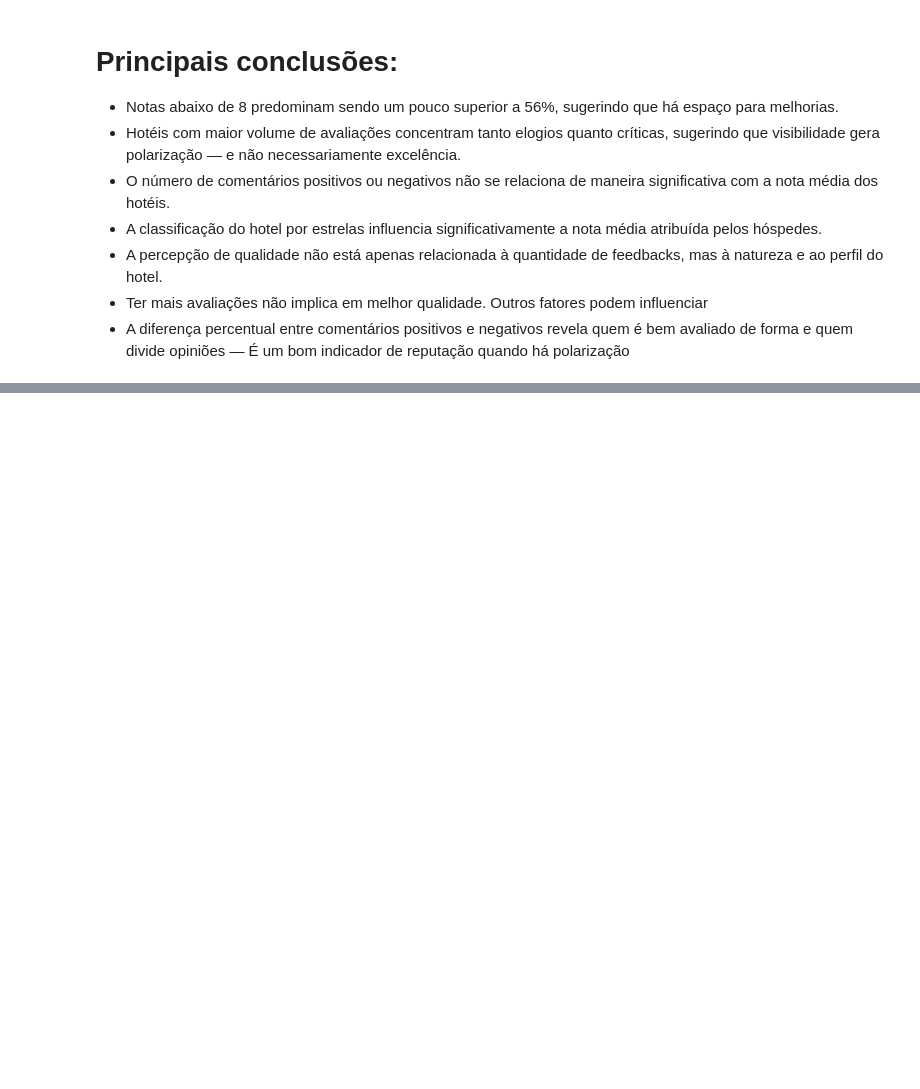
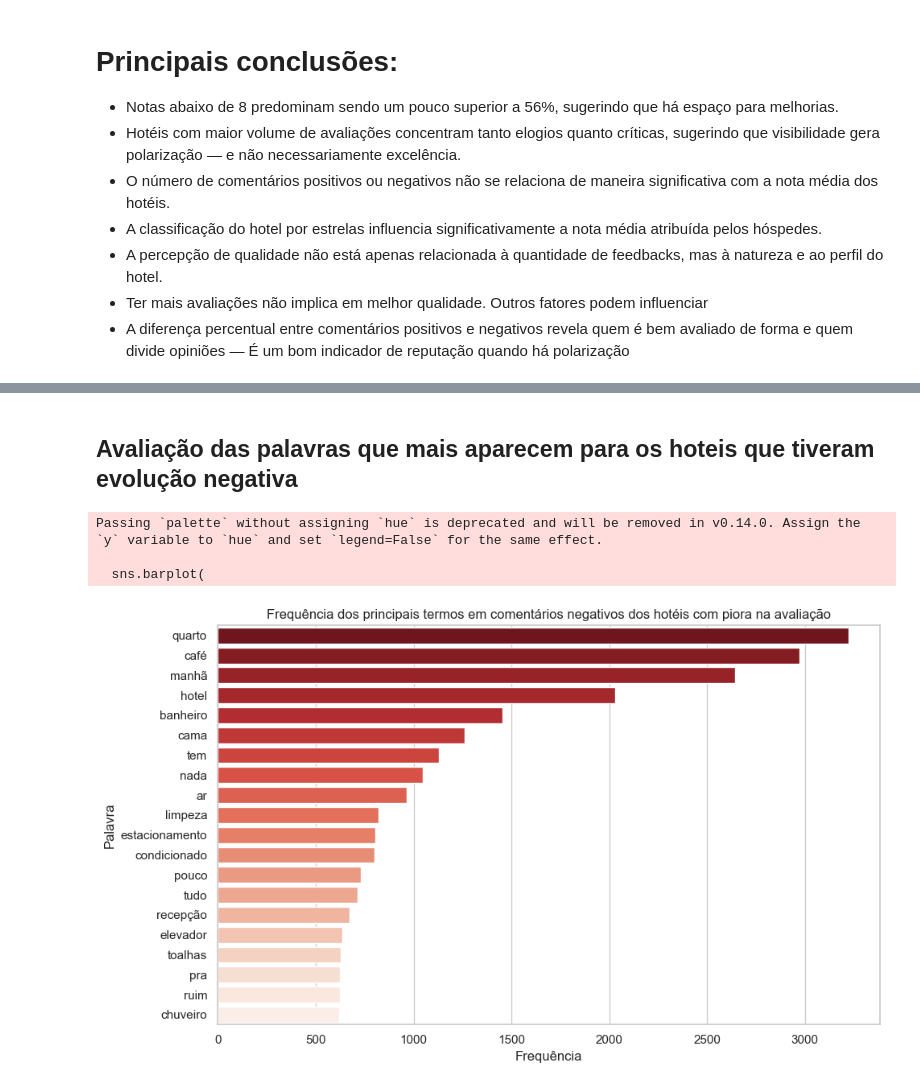
Before and after one commit to vicent777/tcc, a Jupyter notebook: espacializacao_hoteis/analise_exploratoria.ipynb, the cells around one changed output, grey strips where cells are left out. Cells and saved outputs as stored; diff of their text form; code cells hidden in the pictures; blank space fills up the shorter version.

```diff
--- a/espacializacao_hoteis/analise_exploratoria.ipynb
+++ b/espacializacao_hoteis/analise_exploratoria.ipynb
@@ -352,0 +480,54 @@ plt.show()
+# %% [markdown]
+## Avaliação das palavras que mais aparecem para os hoteis que tiveram evolução negativa
+# %%
+# Lista de hotéis com piora na nota
+hoteis_negativos = [
+    "Rede_Andrade_Navegantes",
+    "Rede_Andrade_LG_Inn",
+    "Park_Hotel",
+    "Hotel_Boa_Viagem_Aeroporto",
+    "Hotel_Jangadeiro",
+    "Hotel_Uzi_Mar",
+    "Rede_Andrade_Onda_mar",
+    "Bianca_Praia_Hotel"
+]
+
+# Filtrar apenas os comentários desses hotéis
+data_filtro = data[data['hotel'].isin(hoteis_negativos)]
+negativo1 = data_filtro['comentario_negativo'].dropna().tolist()
+
+# Limpar e tokenizar comentários
+tokens_negativos1 = []
+
+for comentario in negativo1:
+    tokens_negativos1.extend(limpar_texto_simples_corrigido(comentario))
+
+
+# Contar palavras mais frequentes
+frequencia_neg1 = Counter(tokens_negativos1).most_common(20)
+
+data_frequencia_neg1 = pd.DataFrame(frequencia_neg1, columns=["Palavra", "Frequência"])
+
+contexto_neg1 = extrair_contexto_limpo(negativo1, janela=3)
+
+data_contexto_neg1 = pd.DataFrame(contexto_neg1, columns=["Palavra", "Frequência"])
+
+# Configura o estilo do gráfico
+plt.figure(figsize=(10, 6))
+sns.barplot(
+    x="Frequência",
+    y="Palavra",
+    data=data_frequencia_neg1,
+    palette="Reds_r"
+)
+
+plt.title("Frequência dos principais termos em comentários negativos dos hotéis com piora na avaliação")
+plt.xlabel("Frequência")
+plt.ylabel("Palavra")
+plt.tight_layout()
+plt.show()
+# %% [output]
+Passing `palette` without assigning `hue` is deprecated and will be removed in v0.14.0. Assign the `y` variable to `hue` and set `legend=False` for the same effect.
+
+  sns.barplot(
+[figure, added]
```
Also changed, not shown: parts of 17 cells of this notebook.
